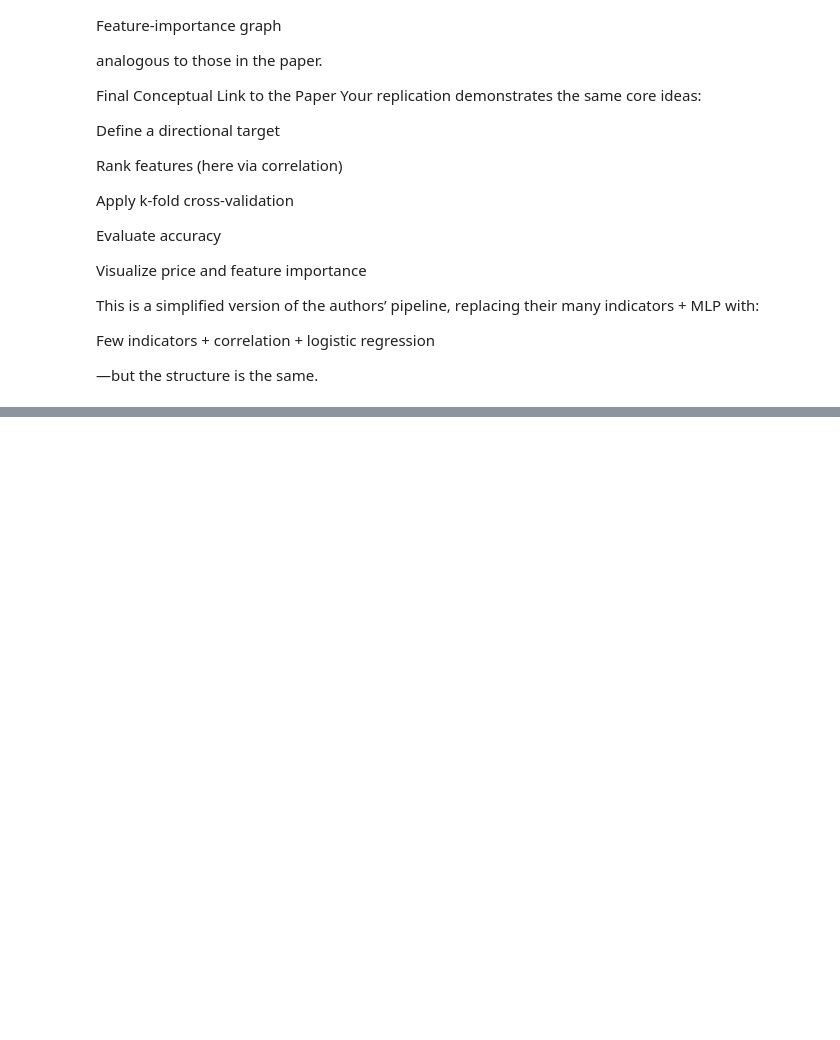
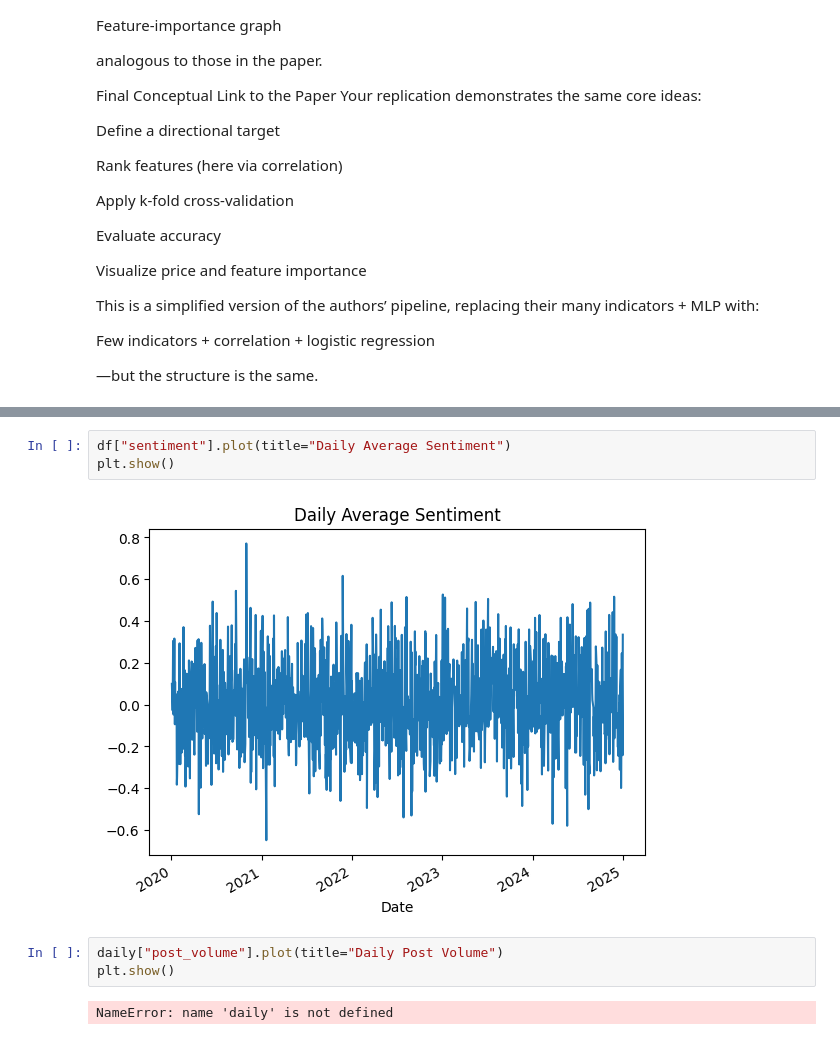
Before and after one commit to Jcoder418/MScFE600-Financial-Data-GWP1, a Jupyter notebook: MScFE600-Financial-Data-GWP1.ipynb, the cells around one changed output, grey strips where cells are left out. Saved outputs shown, nothing was run; the diff lists cells and outputs as text; blank space fills up the shorter version.

```diff
--- a/MScFE600-Financial-Data-GWP1.ipynb
+++ b/MScFE600-Financial-Data-GWP1.ipynb
@@ -708,0 +980,10 @@ Few indicators + correlation + logistic regression
+# %%
+df["sentiment"].plot(title="Daily Average Sentiment")
+plt.show()
+# %% [output]
+[figure, added]
+# %%
+daily["post_volume"].plot(title="Daily Post Volume")
+plt.show()
+# %% [output]
+NameError: name 'daily' is not defined
```
Also changed, not shown: parts of 7 cells of this notebook, 1 other file.
